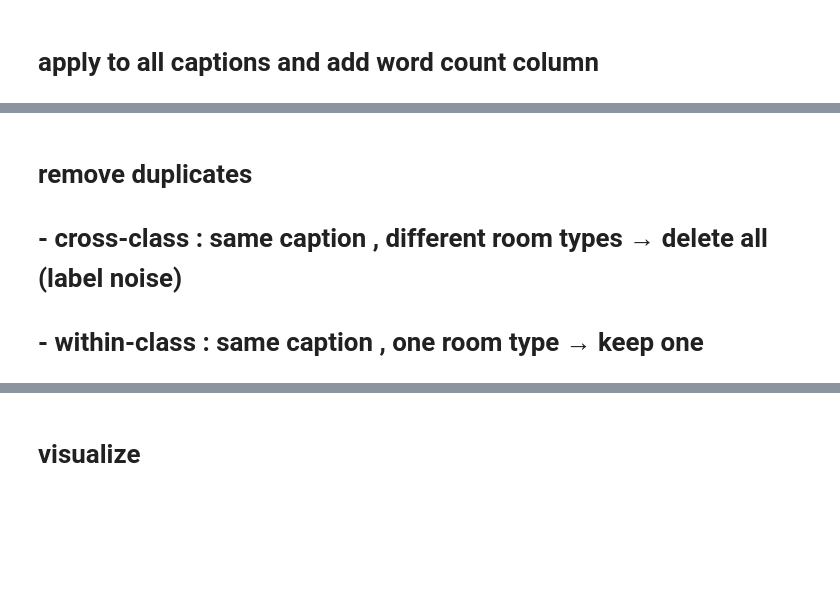
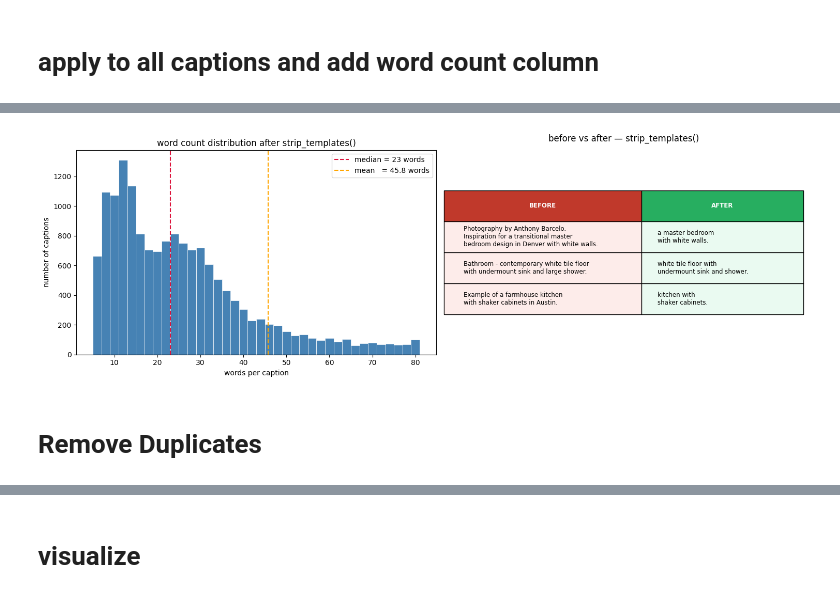
Before and after one commit to Sarahsayedeed/Multimodal-Image-Captioning-A-Comparative-Study-of-Sequential-and-Attention-based-Architectures, a Jupyter notebook: Stage2_clean_data_final/clean_data.ipynb, the cells around one changed output, grey strips where cells are left out. Cells and saved outputs as stored; diff of their text form; code cells hidden in the pictures; blank space fills up the shorter version.

```diff
--- a/Stage2_clean_data_final/clean_data.ipynb
+++ b/Stage2_clean_data_final/clean_data.ipynb
@@ -4,8 +4,7 @@ import numpy as np
 import re, os
 from pathlib import Path
 # %%
-DATASET = Path('dataset')
-
+DATASET = Path('../data/dataset')
 files = {
     'bathroom':    'bathroom_dataset.csv',
     'bedroom':     'bedroom_dataset.csv',
@@ -14,7 +13,9 @@ files = {
     'living-room': 'living_room_dataset.csv',
     'pool':        'pool-ideas_dataset.csv',
 }
-
+# loop over every room→file pair, read the CSV, store as DataFrame
+# DATASET / fname builds the path: e.g. dataset/bathroom_dataset.csv
+# result: dfs['bathroom'] = DataFrame, dfs['kitchen'] = DataFrame, ...
 dfs = {}
 for room, fname in files.items():
     dfs[room] = pd.read_csv(DATASET / fname)
@@ -184,5 +212,66 @@ word count   →   median 23, mean 45.8
+# %%
+import matplotlib.pyplot as plt
+
+examples = [
+    (
+        "Photography by Anthony Barcelo.\nInspiration for a transitional master\nbedroom design in Denver with white walls.",
+        "a master bedroom\nwith white walls."
+    ),
+    (
+        "Bathroom - contemporary white tile floor\nwith undermount sink and large shower.",
+        "white tile floor with\nundermount sink and shower."
+    ),
+    (
+        "Example of a farmhouse kitchen\nwith shaker cabinets in Austin.",
+        "kitchen with\nshaker cabinets."
+    ),
+]
+
+fig, axes = plt.subplots(1, 2, figsize=(15, 5))
+
+# ── word count histogram ─────────────────────────────────────────────────────
+axes[0].hist(df['wc'], bins=range(5, 82, 2), color='steelblue', edgecolor='white', linewidth=0.5)
+axes[0].axvline(df['wc'].median(), color='crimson', linestyle='--', linewidth=1.5,
+                label=f'median = {df["wc"].median():.0f} words')
+axes[0].axvline(df['wc'].mean(), color='orange', linestyle='--', linewidth=1.5,
+                label=f'mean   = {df["wc"].mean():.1f} words')
+axes[0].set_title('word count distribution after strip_templates()', fontsize=12)
+axes[0].set_xlabel('words per caption')
+axes[0].set_ylabel('number of captions')
+axes[0].legend()
+
+# ── before / after table ─────────────────────────────────────────────────────
+axes[1].axis('off')
+axes[1].set_title('before vs after — strip_templates()', fontsize=12, pad=12)
+
+col_labels = ['BEFORE', 'AFTER']
+cell_text  = [[b, a] for b, a in examples]
+
+table = axes[1].table(
+    cellText=cell_text,
+    colLabels=col_labels,
+    loc='center',
+    cellLoc='left',
+    colWidths=[0.55, 0.45]
+)
+table.auto_set_font_size(False)
+table.set_fontsize(8.5)
+table.scale(1, 3.5)
+
+# color header
+for col in range(2):
+    table[0, col].set_facecolor('#c0392b' if col == 0 else '#27ae60')
+    table[0, col].set_text_props(color='white', fontweight='bold')
+
+# color rows
+for row in range(1, len(examples) + 1):
+    table[row, 0].set_facecolor('#fdecea')
+    table[row, 1].set_facecolor('#eafaf1')
+
+plt.tight_layout()
+plt.show()
+# %% [output]
+[figure, added]
 # %% [markdown]
-# remove duplicates
-# - cross-class : same caption , different room types  →  delete all (label noise)
-# - within-class : same caption , one room type  →  keep one
+# Remove Duplicates
 # %%
```
Also changed, not shown: parts of 14 cells of this notebook.
